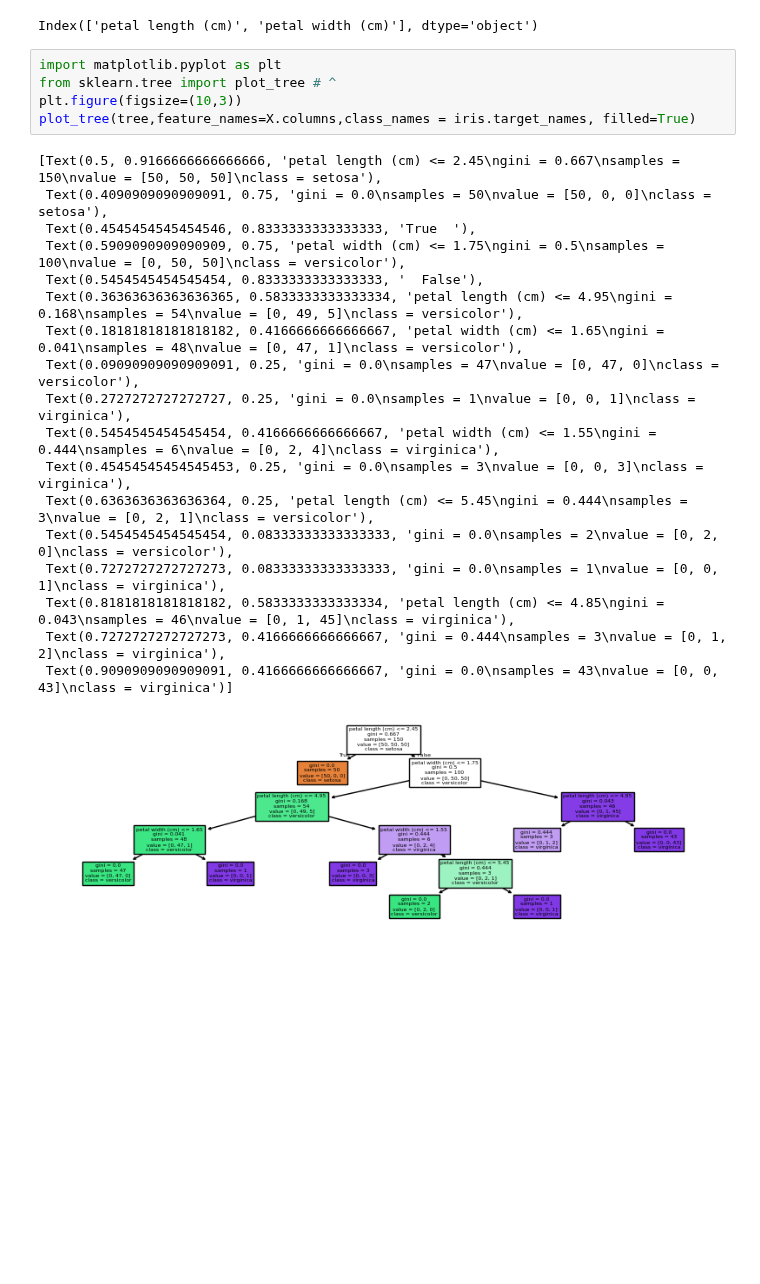
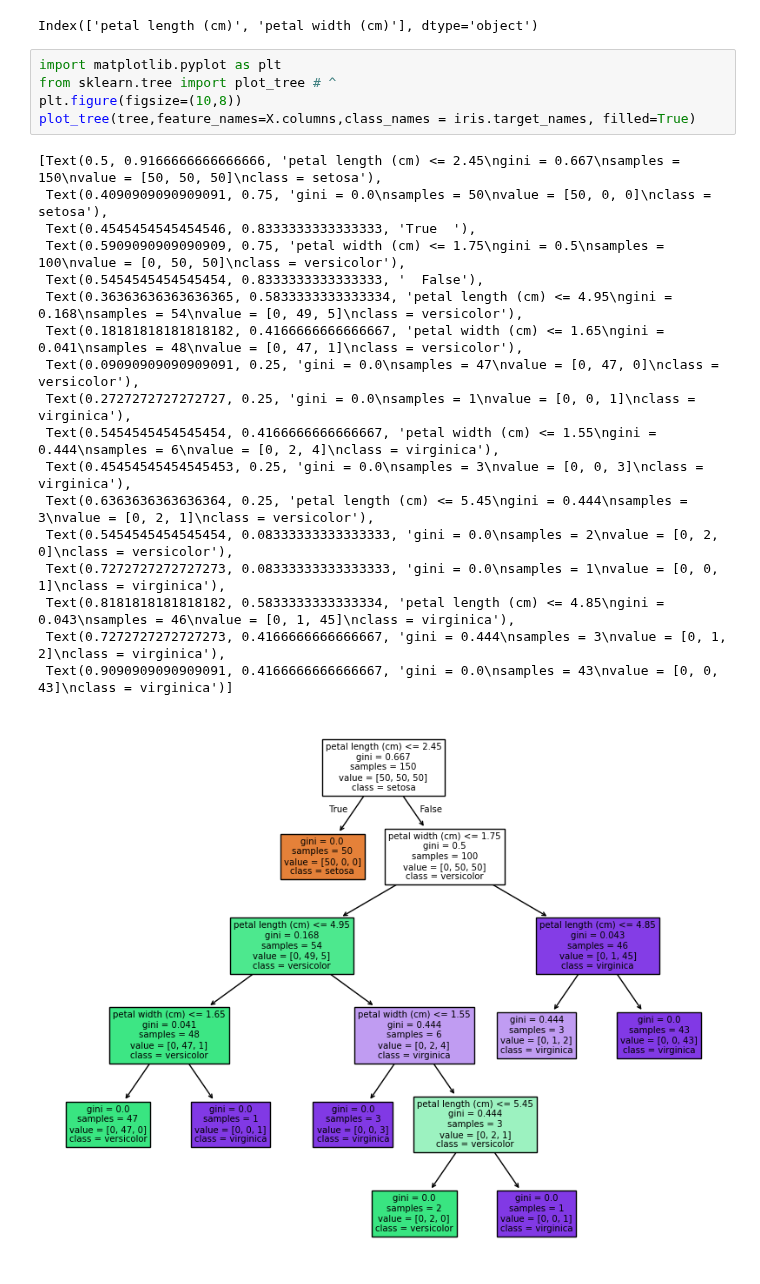
Before and after one commit to carookim/Python, a Jupyter notebook: pandas-data-analysis/part7/7.6_review_tree_classification.ipynb, the cells around one changed output. Cells and saved outputs as stored; diff of their text form; blank space fills up the shorter version.

```diff
--- a/pandas-data-analysis/part7/7.6_review_tree_classification.ipynb
+++ b/pandas-data-analysis/part7/7.6_review_tree_classification.ipynb
@@ -75,24 +75,24 @@ Index(['petal length (cm)', 'petal width (cm)'], dtype='object')
 # %%
 import matplotlib.pyplot as plt
 from sklearn.tree import plot_tree # ^
-plt.figure(figsize=(10,3))
+plt.figure(figsize=(10,8))
 plot_tree(tree,feature_names=X.columns,class_names = iris.target_names, filled=True)
 # %% [output]
 [Text(0.5, 0.9166666666666666, 'petal length (cm) <= 2.45\ngini = 0.667\nsamples = 150\nvalue = [50, 50, 50]\nclass = setosa'),
  Text(0.4090909090909091, 0.75, 'gini = 0.0\nsamples = 50\nvalue = [50, 0, 0]\nclass = setosa'),
  Text(0.4545454545454546, 0.8333333333333333, 'True  '),
  Text(0.5909090909090909, 0.75, 'petal width (cm) <= 1.75\ngini = 0.5\nsamples = 100\nvalue = [0, 50, 50]\nclass = versicolor'),
  Text(0.5454545454545454, 0.8333333333333333, '  False'),
  Text(0.36363636363636365, 0.5833333333333334, 'petal length (cm) <= 4.95\ngini = 0.168\nsamples = 54\nvalue = [0, 49, 5]\nclass = versicolor'),
  Text(0.18181818181818182, 0.4166666666666667, 'petal width (cm) <= 1.65\ngini = 0.041\nsamples = 48\nvalue = [0, 47, 1]\nclass = versicolor'),
  Text(0.09090909090909091, 0.25, 'gini = 0.0\nsamples = 47\nvalue = [0, 47, 0]\nclass = versicolor'),
  Text(0.2727272727272727, 0.25, 'gini = 0.0\nsamples = 1\nvalue = [0, 0, 1]\nclass = virginica'),
  Text(0.5454545454545454, 0.4166666666666667, 'petal width (cm) <= 1.55\ngini = 0.444\nsamples = 6\nvalue = [0, 2, 4]\nclass = virginica'),
  Text(0.45454545454545453, 0.25, 'gini = 0.0\nsamples = 3\nvalue = [0, 0, 3]\nclass = virginica'),
  Text(0.6363636363636364, 0.25, 'petal length (cm) <= 5.45\ngini = 0.444\nsamples = 3\nvalue = [0, 2, 1]\nclass = versicolor'),
  Text(0.5454545454545454, 0.08333333333333333, 'gini = 0.0\nsamples = 2\nvalue = [0, 2, 0]\nclass = versicolor'),
  Text(0.7272727272727273, 0.08333333333333333, 'gini = 0.0\nsamples = 1\nvalue = [0, 0, 1]\nclass = virginica'),
  Text(0.8181818181818182, 0.5833333333333334, 'petal length (cm) <= 4.85\ngini = 0.043\nsamples = 46\nvalue = [0, 1, 45]\nclass = virginica'),
  Text(0.7272727272727273, 0.4166666666666667, 'gini = 0.444\nsamples = 3\nvalue = [0, 1, 2]\nclass = virginica'),
  Text(0.9090909090909091, 0.4166666666666667, 'gini = 0.0\nsamples = 43\nvalue = [0, 0, 43]\nclass = virginica')]
-[figure, old version]
+[figure, new version]
```
Also changed, not shown: parts of 11 cells of this notebook, 1 other file.
